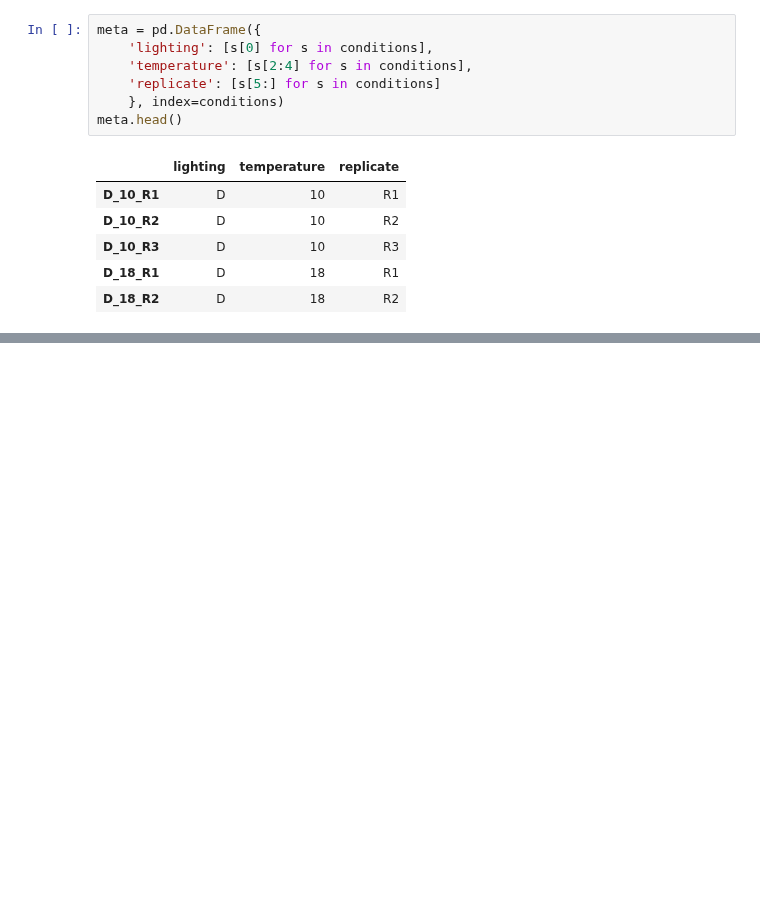
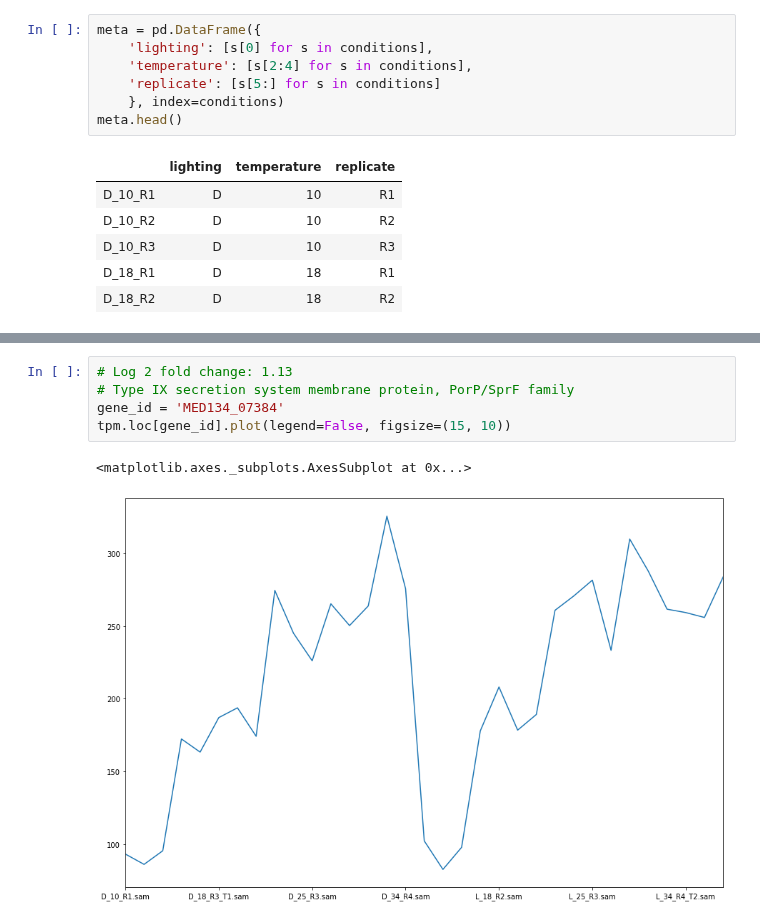
Before and after one commit to Robaina/Dokdonia, a Jupyter notebook: DE_Notebook.ipynb, the cells around one changed output, grey strips where cells are left out. Saved outputs shown, nothing was run; the diff lists cells and outputs as text; blank space fills up the shorter version.

```diff
--- a/DE_Notebook.ipynb
+++ b/DE_Notebook.ipynb
@@ -62,0 +99,8 @@ RRuntimeError: Error: $ operator is invalid for atomic vectors
+# %%
+# Log 2 fold change: 1.13
+# Type IX secretion system membrane protein, PorP/SprF family
+gene_id = 'MED134_07384'
+tpm.loc[gene_id].plot(legend=False, figsize=(15, 10))
+# %% [output]
+<matplotlib.axes._subplots.AxesSubplot at 0x...>
+[figure, added]
```
Also changed, not shown: parts of 5 cells of this notebook, 3 other files.
